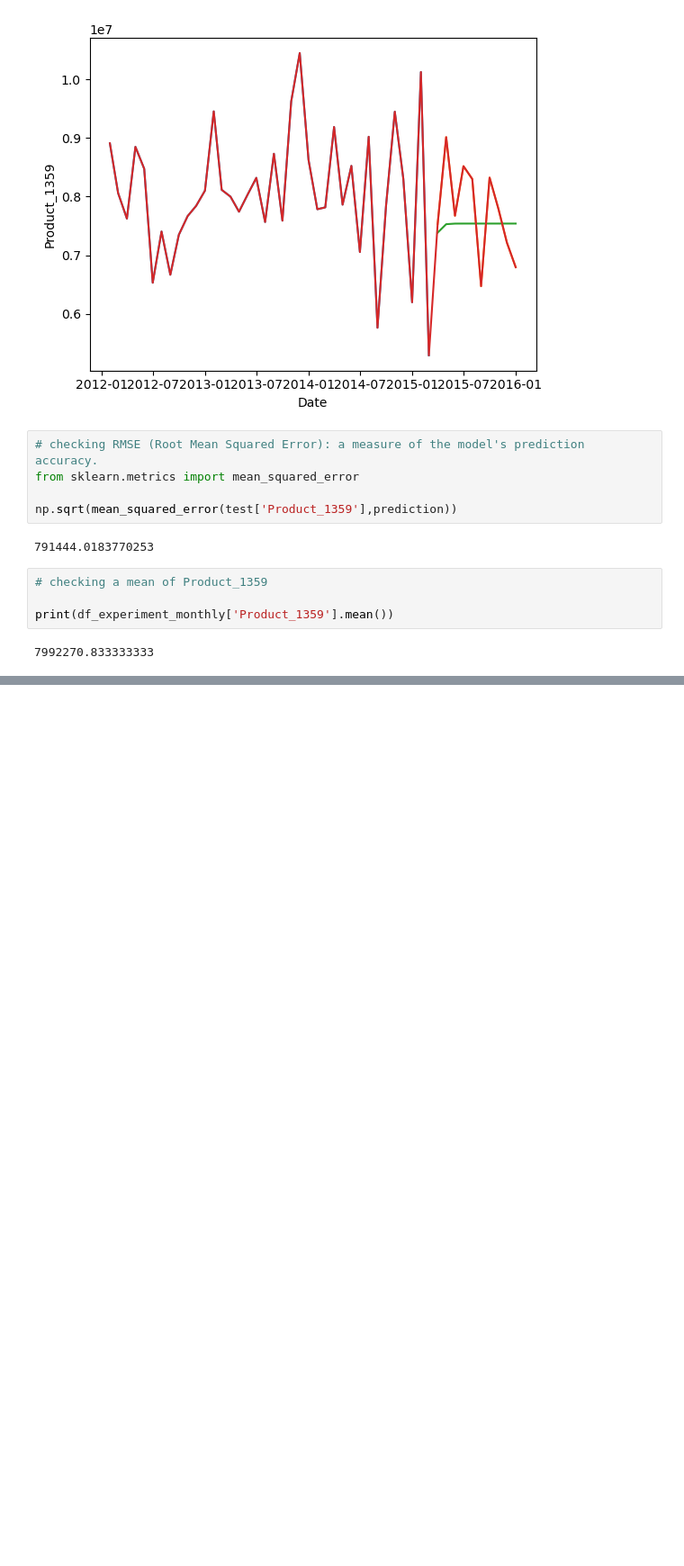
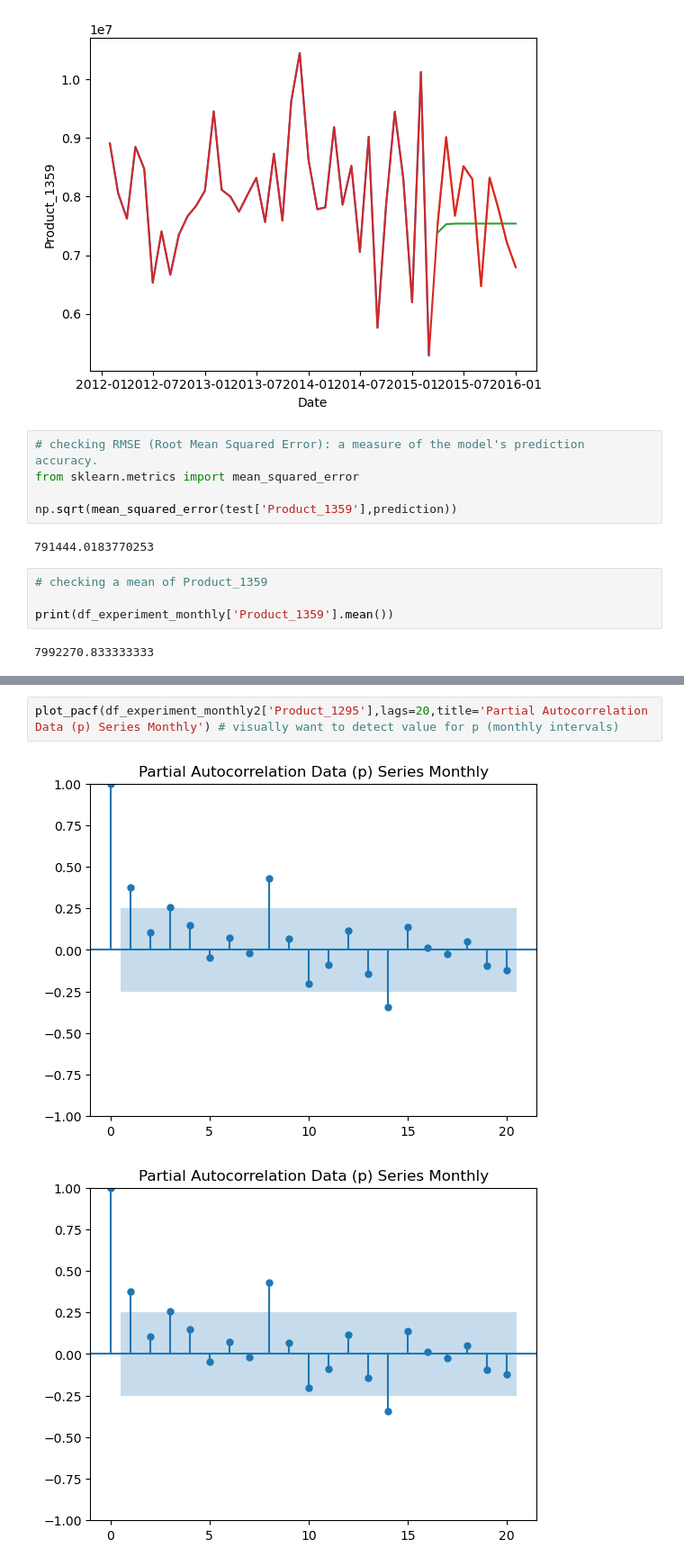
Before and after one commit to GaryManv/Final_project_GM, a Jupyter notebook: Final_project_Demand_Forecasting_GM.ipynb, the cells around one changed output, grey strips where cells are left out. Shown at 90% size. Drawn from its saved outputs; the diff is of its cells as text; blank space fills up the shorter version.

```diff
--- a/Final_project_Demand_Forecasting_GM.ipynb
+++ b/Final_project_Demand_Forecasting_GM.ipynb
@@ -596,0 +733,5 @@ RMSE is close to the mean of 'Product_1359,' it indicates that ARIMA model's pre
+# %%
+plot_pacf(df_experiment_monthly2['Product_1295'],lags=20,title='Partial Autocorrelation Data (p) Series Monthly') # visually want to detect value for p (monthly intervals)
+# %% [output]
+[figure, added]
+[figure, added]
```
Also changed, not shown: parts of 48 cells of this notebook.
